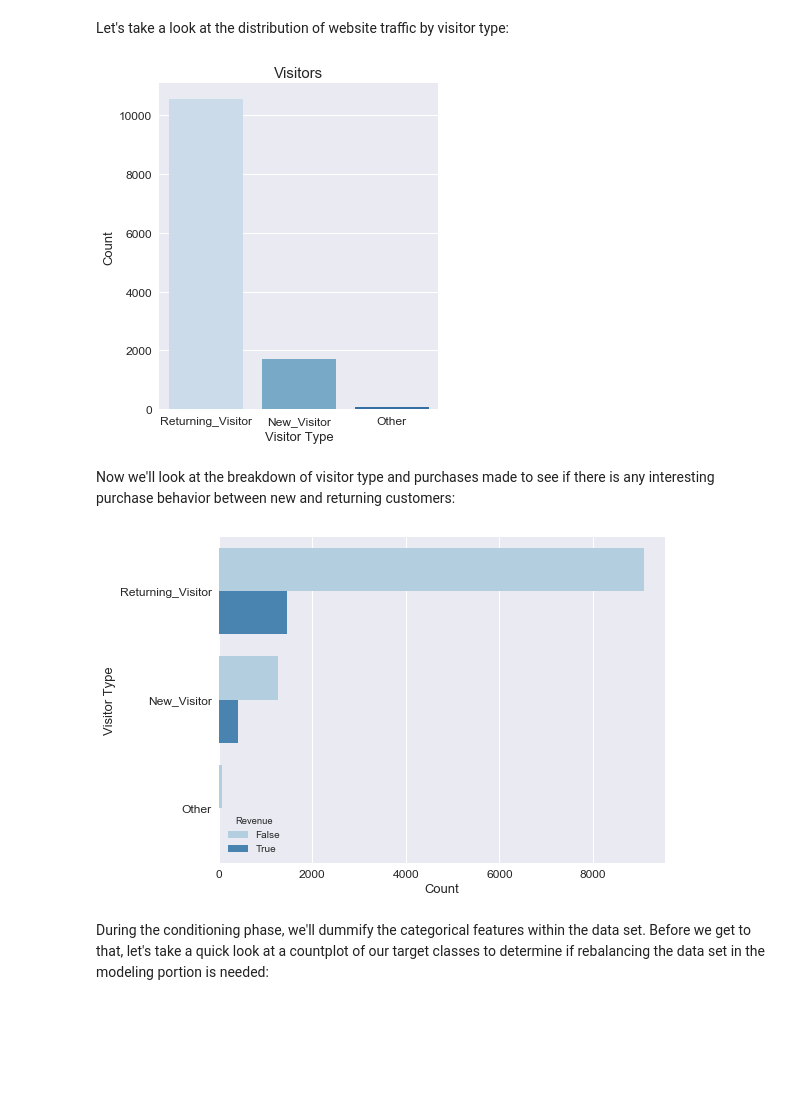
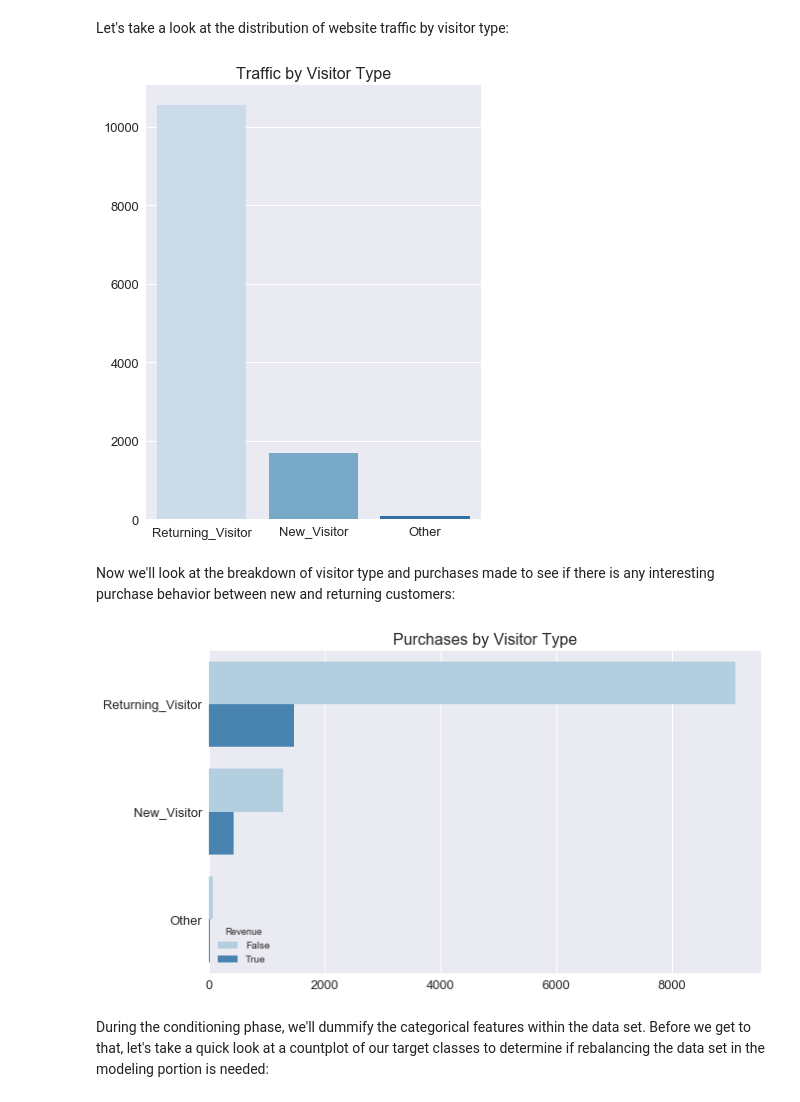
Before and after one commit to jonathanericksen/Shopping_With_Logistic_Regression, a Jupyter notebook: Shopping_With_Logistic_Regression.ipynb, the cells around one changed output. Drawn from its saved outputs; the diff is of its cells as text; code cells hidden in the pictures; blank space fills up the shorter version.

```diff
--- a/Shopping_With_Logistic_Regression.ipynb
+++ b/Shopping_With_Logistic_Regression.ipynb
@@ -270,26 +278,31 @@ plt.ylabel('Month', size = 13);
 # %% [markdown]
 Let's take a look at the distribution of website traffic by visitor type:
 # %%
-plt.figure(figsize=(5,6), )
+plt.figure(figsize=(6,8))
 sns.countplot(cat_attributes['VisitorType'],palette='Blues')
-plt.title('Visitors', size = 15)
-plt.xticks(size = 12)
-plt.yticks(size = 12)
-plt.xlabel('Visitor Type', size = 13)
-plt.ylabel('Count', size = 13);
+
+plt.title('Traffic by Visitor Type', size = 16)
+plt.xticks(size = 13)
+plt.yticks(size = 13)
+
+plt.xlabel('')
+plt.ylabel('');
 # %% [output]
-[figure, old version]
+[figure, new version]
 # %% [markdown]
 Now we'll look at the breakdown of visitor type and purchases made to see if there is any interesting purchase behavior between new and returning customers:
 # %%
-plt.figure(figsize=(8,6))
+plt.figure(figsize=(10,6))
 sns.countplot(y='VisitorType', hue='Revenue', data = df, palette='Blues')
-plt.xticks(size = 12)
-plt.yticks(size = 12);
-plt.ylabel('Visitor Type', size = 13)
-plt.xlabel('Count', size = 13);
+
+plt.xticks(size = 13)
+plt.yticks(size = 13)
+
+plt.title('Purchases by Visitor Type', size = 16)
+plt.ylabel('')
+plt.xlabel('');
 # %% [output]
-[figure, old version]
+[figure, new version]
 # %% [markdown]
 During the conditioning phase, we'll dummify the categorical features within the data set. Before we get to that, let's take a quick look at a countplot of our target classes to determine if rebalancing the data set in the modeling portion is needed:
 # %%
```
Also changed, not shown: parts of 12 cells of this notebook.
